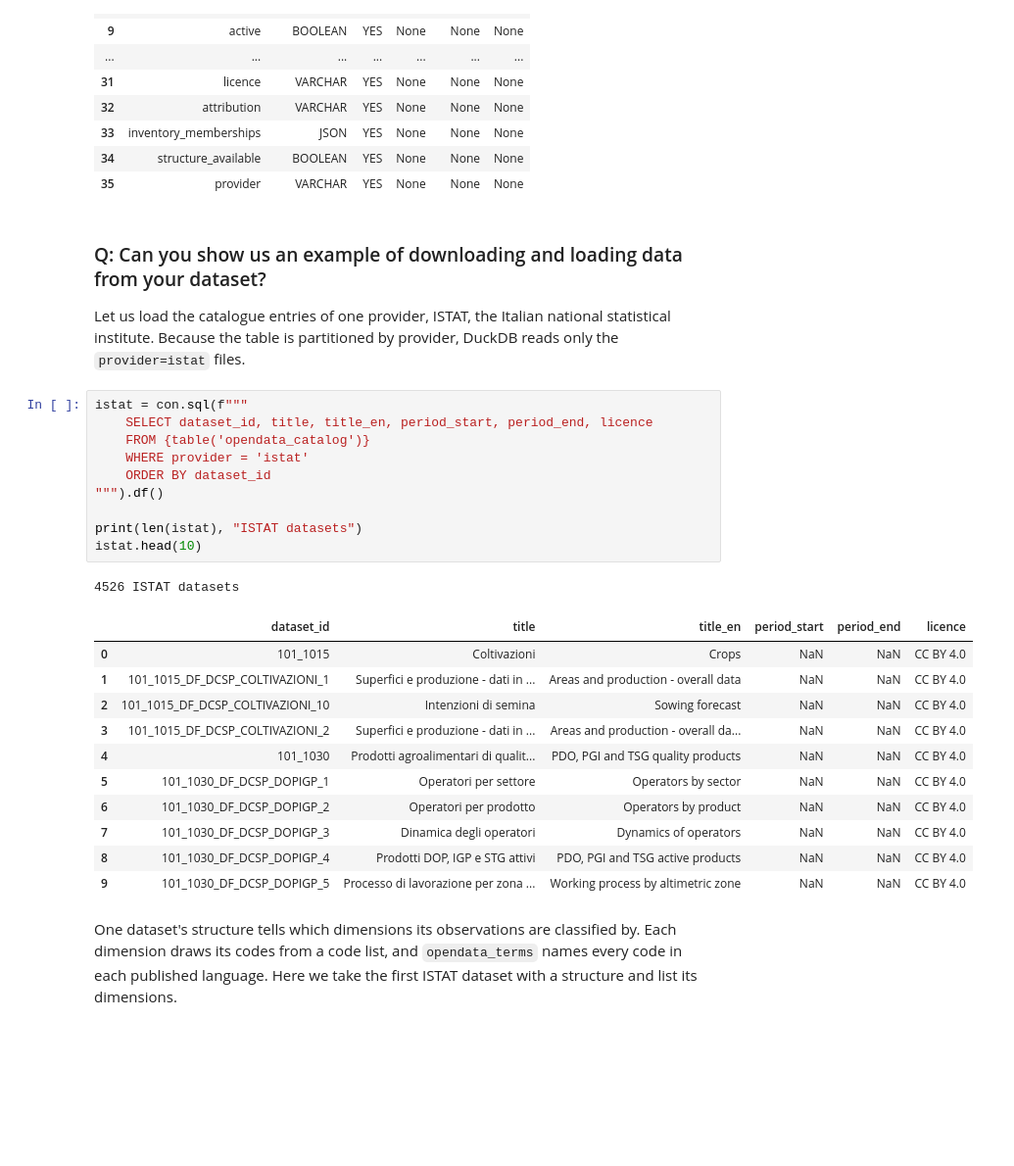
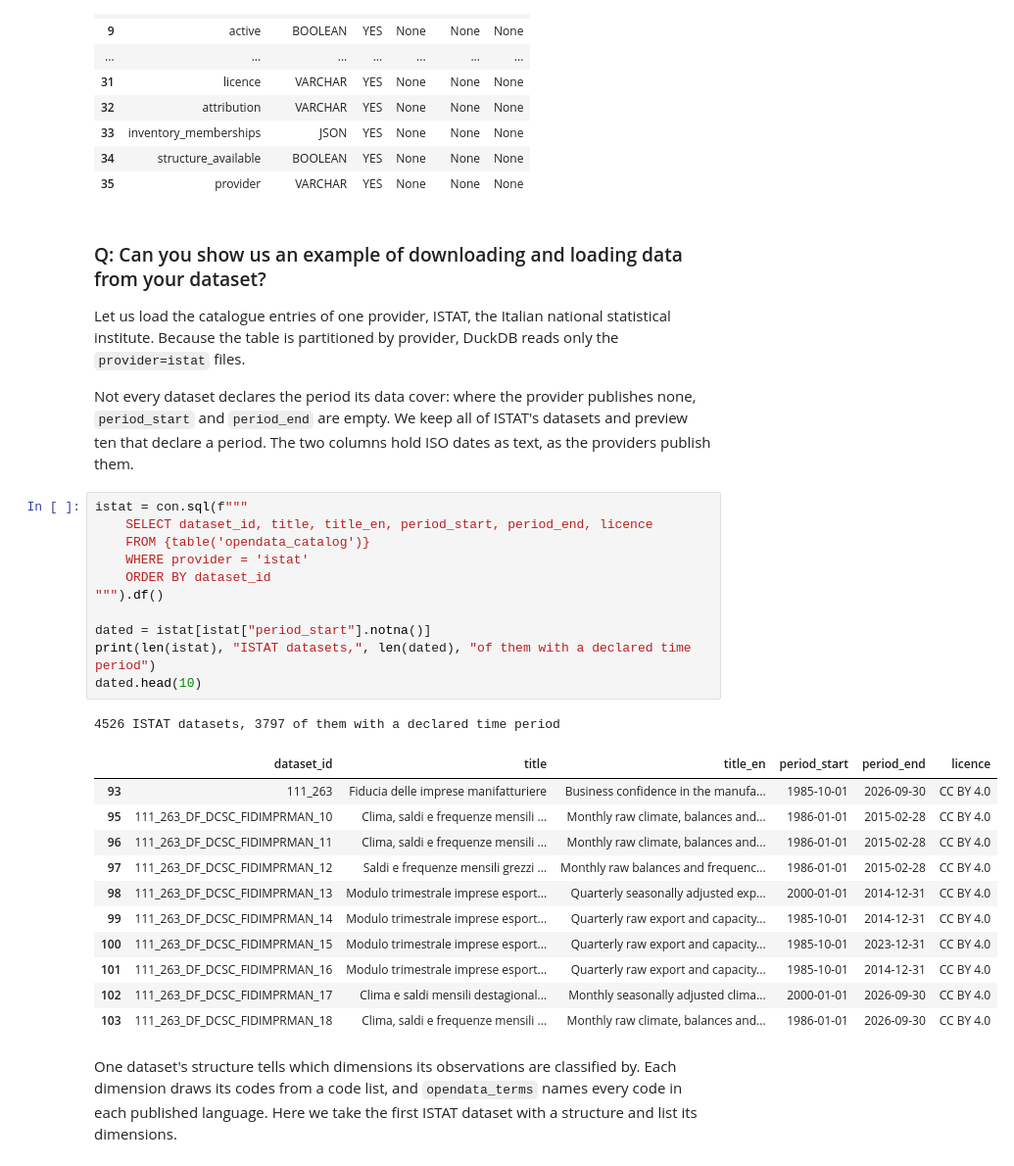
Before and after one commit to Gramscii-Git/open-data-examples, a Jupyter notebook: european-open-data-catalogue/get-to-know-a-dataset.ipynb, the cells around one changed output. Shown at 98% size. Cells and saved outputs as stored; diff of their text form; blank space fills up the shorter version.

```diff
--- a/european-open-data-catalogue/get-to-know-a-dataset.ipynb
+++ b/european-open-data-catalogue/get-to-know-a-dataset.ipynb
@@ -149,29 +149,32 @@ con.sql(f"DESCRIBE SELECT * FROM {table('opendata_catalog')}").df()
 ### Q: Can you show us an example of downloading and loading data from your dataset?
 
 Let us load the catalogue entries of one provider, ISTAT, the Italian national statistical institute. Because the table is partitioned by provider, DuckDB reads only the `provider=istat` files.
+
+Not every dataset declares the period its data cover: where the provider publishes none, `period_start` and `period_end` are empty. We keep all of ISTAT's datasets and preview ten that declare a period. The two columns hold ISO dates as text, as the providers publish them.
 # %%
 istat = con.sql(f"""
     SELECT dataset_id, title, title_en, period_start, period_end, licence
     FROM {table('opendata_catalog')}
     WHERE provider = 'istat'
     ORDER BY dataset_id
 """).df()
 
-print(len(istat), "ISTAT datasets")
-istat.head(10)
+dated = istat[istat["period_start"].notna()]
+print(len(istat), "ISTAT datasets,", len(dated), "of them with a declared time period")
+dated.head(10)
 # %% [output]
-4526 ISTAT datasets
+4526 ISTAT datasets, 3797 of them with a declared time period
 |  | dataset_id | title | title_en | period_start | period_end | licence |
-| 0 | 101_1015 | Coltivazioni | Crops | NaN | NaN | CC BY 4.0 |
-| 1 | 101_1015_DF_DCSP_COLTIVAZIONI_1 | Superfici e produzione - dati in ... | Areas and production - overall data | NaN | NaN | CC BY 4.0 |
-| 2 | 101_1015_DF_DCSP_COLTIVAZIONI_10 | Intenzioni di semina | Sowing forecast | NaN | NaN | CC BY 4.0 |
-| 3 | 101_1015_DF_DCSP_COLTIVAZIONI_2 | Superfici e produzione - dati in ... | Areas and production - overall da... | NaN | NaN | CC BY 4.0 |
-| 4 | 101_1030 | Prodotti agroalimentari di qualit... | PDO, PGI and TSG quality products | NaN | NaN | CC BY 4.0 |
-| 5 | 101_1030_DF_DCSP_DOPIGP_1 | Operatori per settore | Operators by sector | NaN | NaN | CC BY 4.0 |
-| 6 | 101_1030_DF_DCSP_DOPIGP_2 | Operatori per prodotto | Operators by product | NaN | NaN | CC BY 4.0 |
-| 7 | 101_1030_DF_DCSP_DOPIGP_3 | Dinamica degli operatori | Dynamics of operators | NaN | NaN | CC BY 4.0 |
-| 8 | 101_1030_DF_DCSP_DOPIGP_4 | Prodotti DOP, IGP e STG attivi | PDO, PGI and TSG active products | NaN | NaN | CC BY 4.0 |
-| 9 | 101_1030_DF_DCSP_DOPIGP_5 | Processo di lavorazione per zona ... | Working process by altimetric zone | NaN | NaN | CC BY 4.0 |
+| 93 | 111_263 | Fiducia delle imprese manifatturiere | Business confidence in the manufa... | 1985-10-01 | 2026-09-30 | CC BY 4.0 |
+| 95 | 111_263_DF_DCSC_FIDIMPRMAN_10 | Clima, saldi e frequenze mensili ... | Monthly raw climate, balances and... | 1986-01-01 | 2015-02-28 | CC BY 4.0 |
+| 96 | 111_263_DF_DCSC_FIDIMPRMAN_11 | Clima, saldi e frequenze mensili ... | Monthly raw climate, balances and... | 1986-01-01 | 2015-02-28 | CC BY 4.0 |
+| 97 | 111_263_DF_DCSC_FIDIMPRMAN_12 | Saldi e frequenze mensili grezzi ... | Monthly raw balances and frequenc... | 1986-01-01 | 2015-02-28 | CC BY 4.0 |
+| 98 | 111_263_DF_DCSC_FIDIMPRMAN_13 | Modulo trimestrale imprese esport... | Quarterly seasonally adjusted exp... | 2000-01-01 | 2014-12-31 | CC BY 4.0 |
+| 99 | 111_263_DF_DCSC_FIDIMPRMAN_14 | Modulo trimestrale imprese esport... | Quarterly raw export and capacity... | 1985-10-01 | 2014-12-31 | CC BY 4.0 |
+| 100 | 111_263_DF_DCSC_FIDIMPRMAN_15 | Modulo trimestrale imprese esport... | Quarterly raw export and capacity... | 1985-10-01 | 2023-12-31 | CC BY 4.0 |
+| 101 | 111_263_DF_DCSC_FIDIMPRMAN_16 | Modulo trimestrale imprese esport... | Quarterly raw export and capacity... | 1985-10-01 | 2014-12-31 | CC BY 4.0 |
+| 102 | 111_263_DF_DCSC_FIDIMPRMAN_17 | Clima e saldi mensili destagional... | Monthly seasonally adjusted clima... | 2000-01-01 | 2026-09-30 | CC BY 4.0 |
+| 103 | 111_263_DF_DCSC_FIDIMPRMAN_18 | Clima, saldi e frequenze mensili ... | Monthly raw climate, balances and... | 1986-01-01 | 2026-09-30 | CC BY 4.0 |
 # %% [markdown]
 One dataset's structure tells which dimensions its observations are classified by. Each dimension draws its codes from a code list, and `opendata_terms` names every code in each published language. Here we take the first ISTAT dataset with a structure and list its dimensions.
 # %%
```
Also changed, not shown: parts of 4 cells of this notebook.
